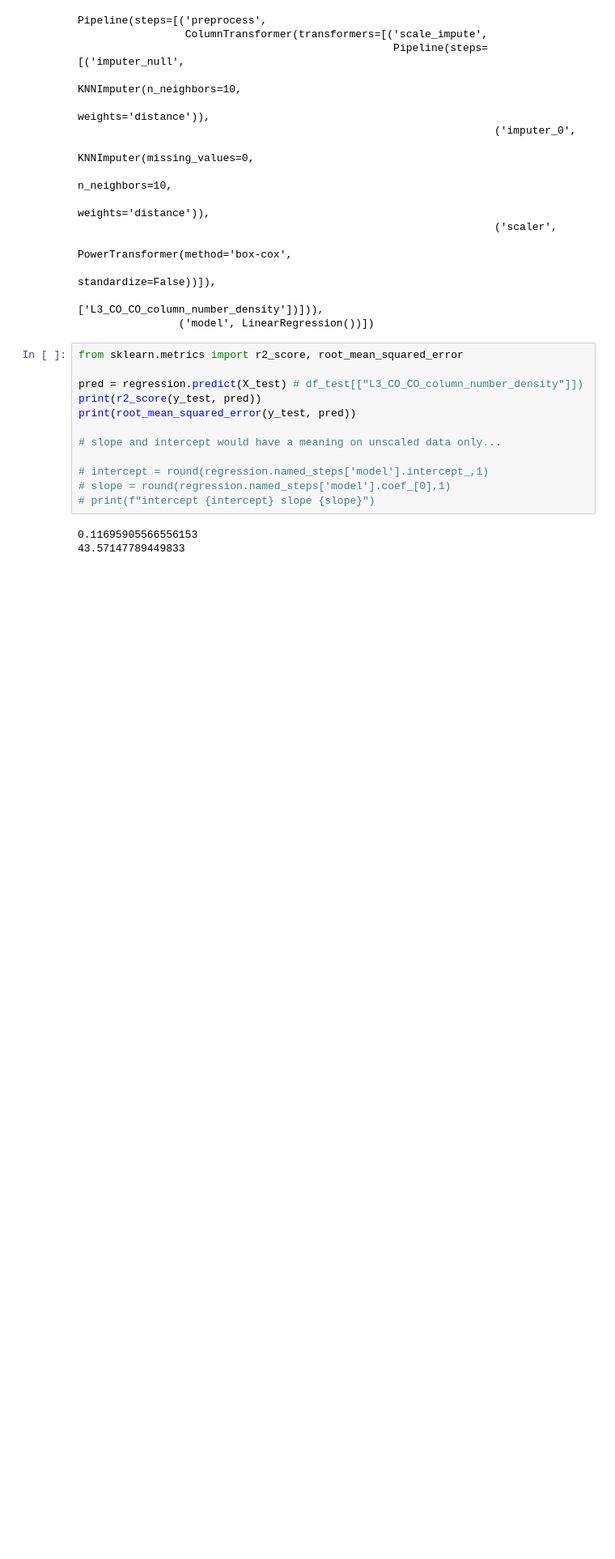
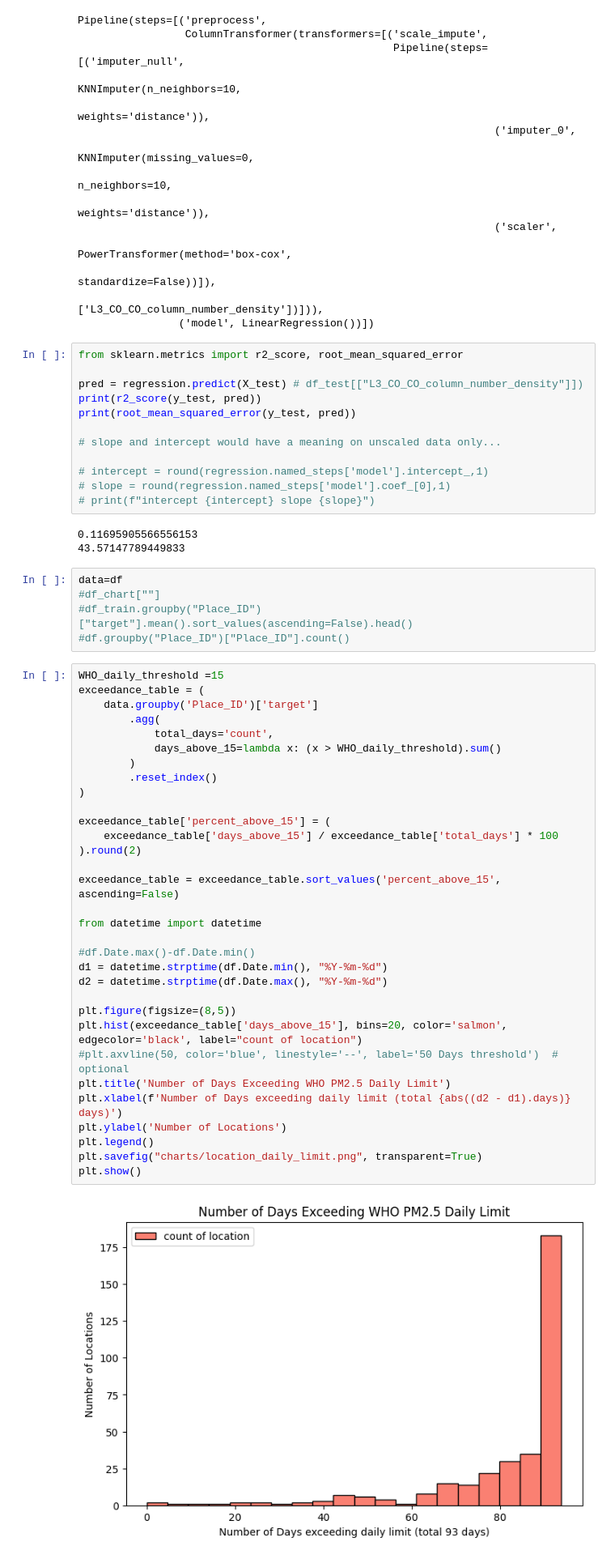
Before and after one commit to neuefische/ds-ml-project-pollution1, a Jupyter notebook: EDA_and_Basemodel.ipynb, the cells around one changed output. Shown at 81% size. Cells and saved outputs as stored; diff of their text form; blank space fills up the shorter version.

```diff
--- a/EDA_and_Basemodel.ipynb
+++ b/EDA_and_Basemodel.ipynb
@@ -206,3 +237,42 @@ print(root_mean_squared_error(y_test, pred))
 # %% [output]
 0.11695905566556153
 43.57147789449833
+# %%
+data=df
+#df_chart[""]
+#df_train.groupby("Place_ID")["target"].mean().sort_values(ascending=False).head()
+#df.groupby("Place_ID")["Place_ID"].count()
+# %%
+WHO_daily_threshold =15
+exceedance_table = (
+    data.groupby('Place_ID')['target']
+        .agg(
+            total_days='count',
+            days_above_15=lambda x: (x > WHO_daily_threshold).sum()
+        )
+        .reset_index()
+)
+
+exceedance_table['percent_above_15'] = (
+    exceedance_table['days_above_15'] / exceedance_table['total_days'] * 100
+).round(2)
+
+exceedance_table = exceedance_table.sort_values('percent_above_15', ascending=False)
+
+from datetime import datetime
+
+#df.Date.max()-df.Date.min()
+d1 = datetime.strptime(df.Date.min(), "%Y-%m-%d")
+d2 = datetime.strptime(df.Date.max(), "%Y-%m-%d")
+
+plt.figure(figsize=(8,5))
+plt.hist(exceedance_table['days_above_15'], bins=20, color='salmon', edgecolor='black', label="count of location")
+#plt.axvline(50, color='blue', linestyle='--', label='50 Days threshold')  # optional
+plt.title('Number of Days Exceeding WHO PM2.5 Daily Limit')
+plt.xlabel(f'Number of Days exceeding daily limit (total {abs((d2 - d1).days)} days)')
+plt.ylabel('Number of Locations')
+plt.legend()
+plt.savefig("charts/location_daily_limit.png", transparent=True)
+plt.show()
+# %% [output]
+[figure, added]
```
Also changed, not shown: parts of 7 cells of this notebook, 4 other files.
